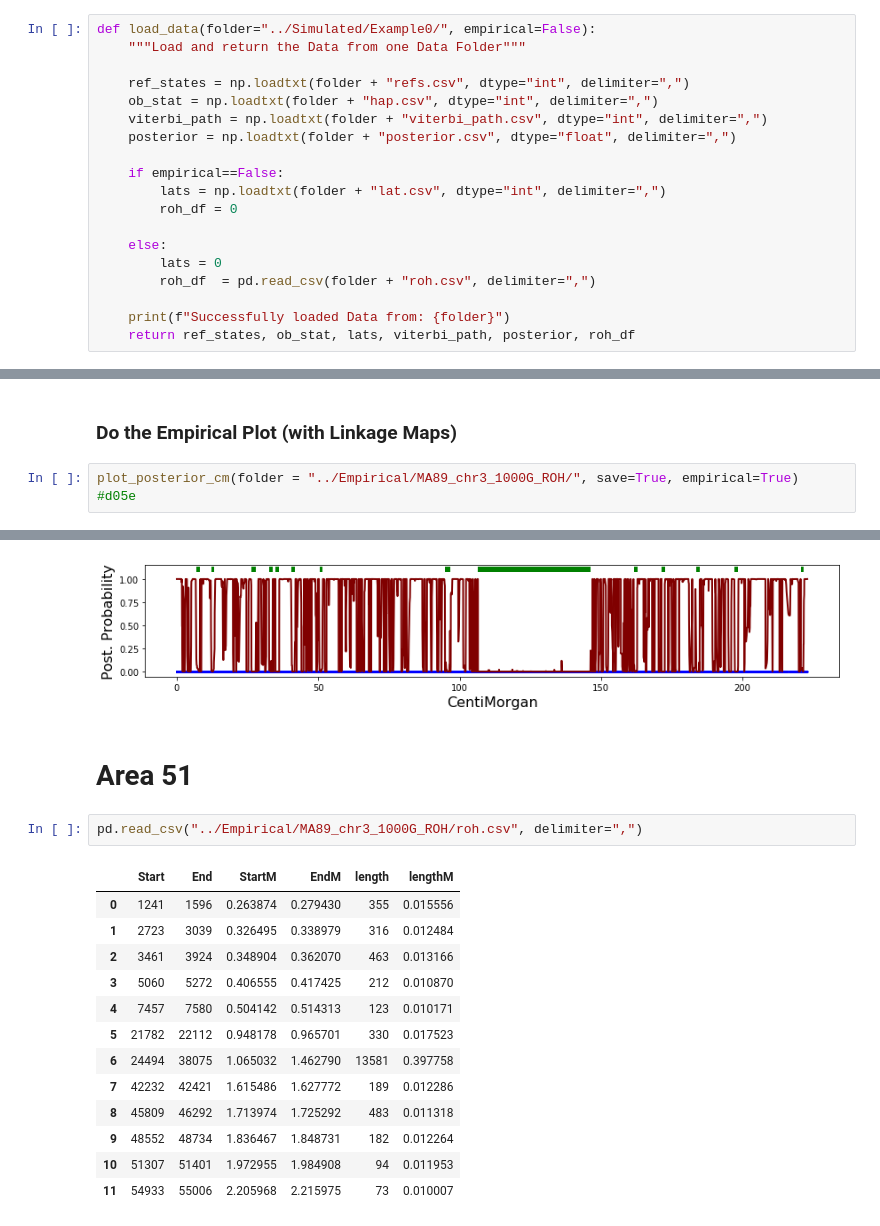
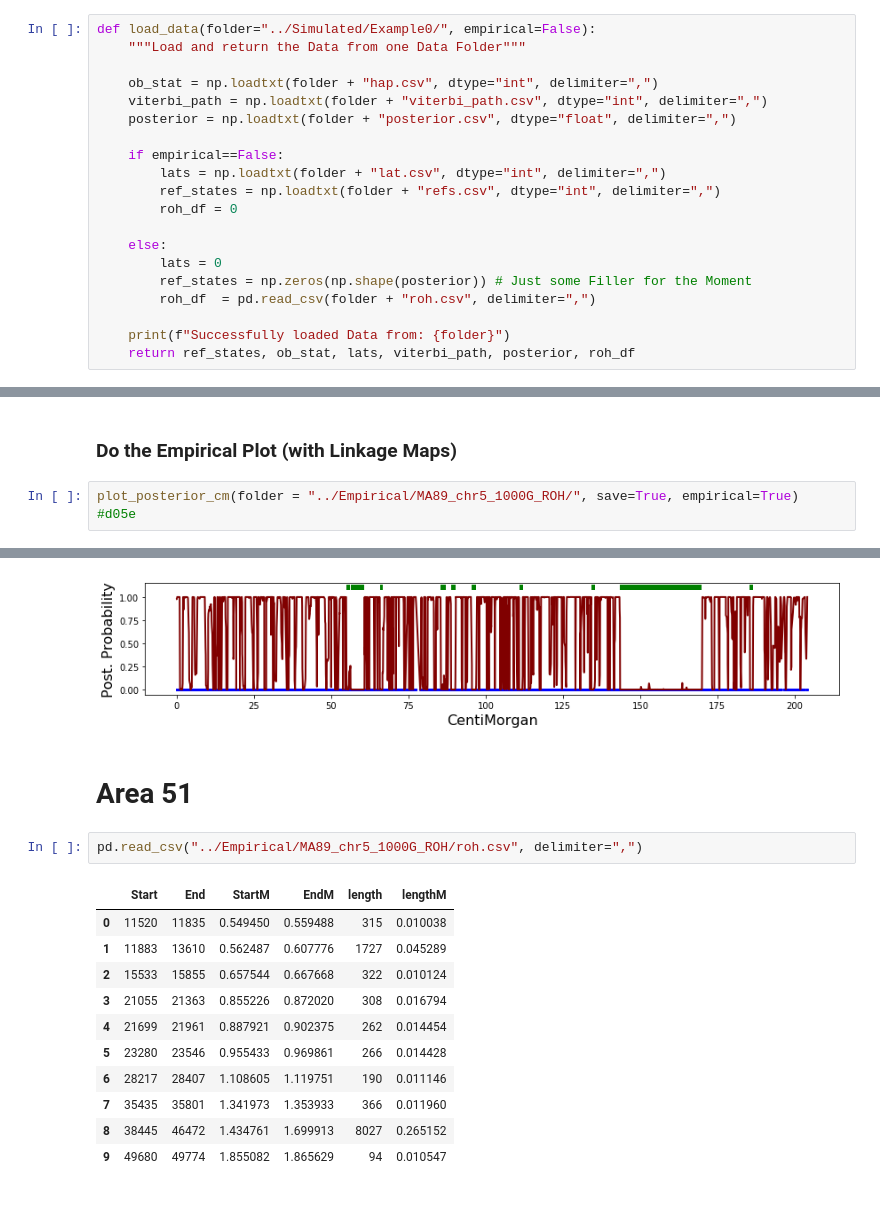
Before and after one commit to hringbauer/hapROH, a Jupyter notebook: Notebooks/figures.ipynb, the cells around one changed output, grey strips where cells are left out. Cells and saved outputs as stored; diff of their text form.

```diff
--- a/Notebooks/figures.ipynb
+++ b/Notebooks/figures.ipynb
@@ -16,17 +16,18 @@ from matplotlib import gridspec
 def load_data(folder="../Simulated/Example0/", empirical=False):
     """Load and return the Data from one Data Folder"""
 
-    ref_states = np.loadtxt(folder + "refs.csv", dtype="int", delimiter=",")
     ob_stat = np.loadtxt(folder + "hap.csv", dtype="int", delimiter=",")
     viterbi_path = np.loadtxt(folder + "viterbi_path.csv", dtype="int", delimiter=",")
     posterior = np.loadtxt(folder + "posterior.csv", dtype="float", delimiter=",")
 
     if empirical==False:
         lats = np.loadtxt(folder + "lat.csv", dtype="int", delimiter=",")
+        ref_states = np.loadtxt(folder + "refs.csv", dtype="int", delimiter=",")
         roh_df = 0
 
     else:
         lats = 0
+        ref_states = np.zeros(np.shape(posterior)) # Just some Filler for the Moment
         roh_df  = pd.read_csv(folder + "roh.csv", delimiter=",")
 
     print(f"Successfully loaded Data from: {folder}")
@@ -248,5 +249,5 @@ Successfully loaded Data from: ../Empirical/MA89_chr3_1000G_ROH/
 # %% [markdown]
 ### Do the Empirical Plot (with Linkage Maps)
 # %%
-plot_posterior_cm(folder = "../Empirical/MA89_chr3_1000G_ROH/", save=True, empirical=True)  #d05e
+plot_posterior_cm(folder = "../Empirical/MA89_chr5_1000G_ROH/", save=True, empirical=True)  #d05e
 # %% [output]
@@ -254,19 +255,17 @@ Successfully loaded Data from: ../Empirical/MA89_chr3_1000G_ROH/
-[figure, old version]
+[figure, new version]
 # %% [markdown]
 # Area 51
 # %%
-pd.read_csv("../Empirical/MA89_chr3_1000G_ROH/roh.csv", delimiter=",")
+pd.read_csv("../Empirical/MA89_chr5_1000G_ROH/roh.csv", delimiter=",")
 # %% [output]
 |  | Start | End | StartM | EndM | length | lengthM |
-| 0 | 1241 | 1596 | 0.263874 | 0.279430 | 355 | 0.015556 |
-| 1 | 2723 | 3039 | 0.326495 | 0.338979 | 316 | 0.012484 |
-| 2 | 3461 | 3924 | 0.348904 | 0.362070 | 463 | 0.013166 |
-| 3 | 5060 | 5272 | 0.406555 | 0.417425 | 212 | 0.010870 |
-| 4 | 7457 | 7580 | 0.504142 | 0.514313 | 123 | 0.010171 |
-| 5 | 21782 | 22112 | 0.948178 | 0.965701 | 330 | 0.017523 |
-| 6 | 24494 | 38075 | 1.065032 | 1.462790 | 13581 | 0.397758 |
-| 7 | 42232 | 42421 | 1.615486 | 1.627772 | 189 | 0.012286 |
-| 8 | 45809 | 46292 | 1.713974 | 1.725292 | 483 | 0.011318 |
-| 9 | 48552 | 48734 | 1.836467 | 1.848731 | 182 | 0.012264 |
-| 10 | 51307 | 51401 | 1.972955 | 1.984908 | 94 | 0.011953 |
-| 11 | 54933 | 55006 | 2.205968 | 2.215975 | 73 | 0.010007 |
+| 0 | 11520 | 11835 | 0.549450 | 0.559488 | 315 | 0.010038 |
+| 1 | 11883 | 13610 | 0.562487 | 0.607776 | 1727 | 0.045289 |
+| 2 | 15533 | 15855 | 0.657544 | 0.667668 | 322 | 0.010124 |
+| 3 | 21055 | 21363 | 0.855226 | 0.872020 | 308 | 0.016794 |
+| 4 | 21699 | 21961 | 0.887921 | 0.902375 | 262 | 0.014454 |
+| 5 | 23280 | 23546 | 0.955433 | 0.969861 | 266 | 0.014428 |
+| 6 | 28217 | 28407 | 1.108605 | 1.119751 | 190 | 0.011146 |
+| 7 | 35435 | 35801 | 1.341973 | 1.353933 | 366 | 0.011960 |
+| 8 | 38445 | 46472 | 1.434761 | 1.699913 | 8027 | 0.265152 |
+| 9 | 49680 | 49774 | 1.855082 | 1.865629 | 94 | 0.010547 |
```
Also changed, not shown: parts of 3 cells of this notebook, 2 other files.
